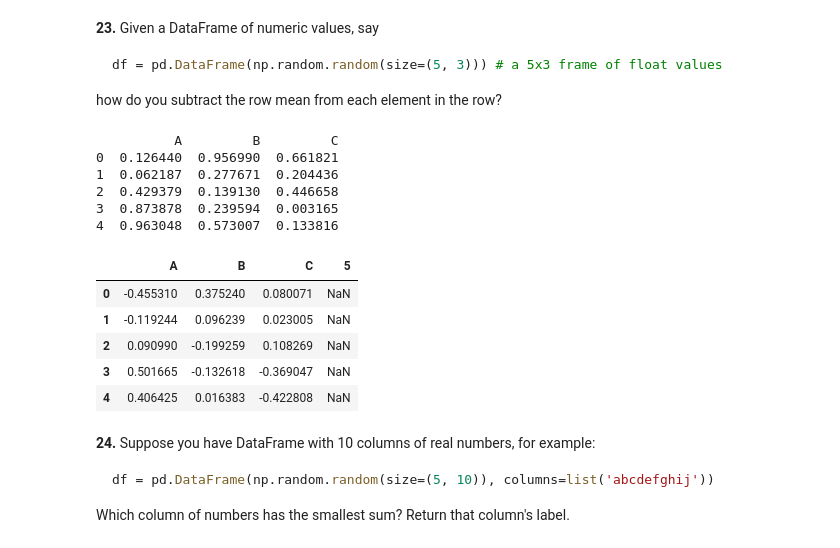
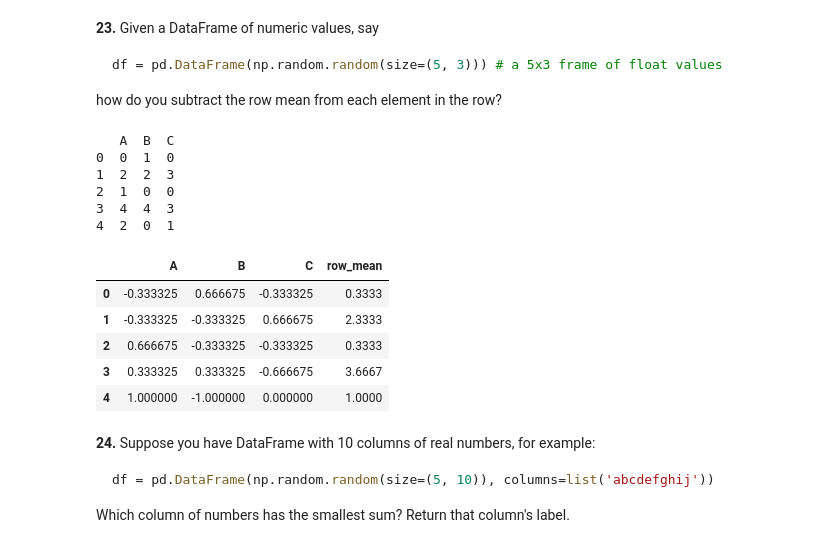
Before and after one commit to BetulAlbayrak1999/Python-Pandas-100-Questions, a Jupyter notebook: 100-pandas-puzzles.ipynb, the cells around one changed output. Saved outputs shown, nothing was run; the diff lists cells and outputs as text; code cells hidden in the pictures.

```diff
--- a/100-pandas-puzzles.ipynb
+++ b/100-pandas-puzzles.ipynb
@@ -354,26 +354,26 @@ df = pd.DataFrame(np.random.random(size=(5, 3))) # a 5x3 frame of float values
 
 how do you subtract the row mean from each element in the row?
 # %%
-######################################################################
-df = pd.DataFrame(np.random.random(size=(5, 3)))
+df = pd.DataFrame(np.random.randint(low=0, high=5, size=(5, 3)))
 df.columns = ["A", "B", "C"]
 print(df, "\n")
-df[5] = df.mean()
-df = df.sub(df.mean(axis=1), axis=0)
+df = df.astype(float)
+df["row_mean"] = df.mean(axis=1).round(4)
+df.loc[:,"A":"C"] = df.loc[:,"A":"C"].sub(df.mean(axis=1), axis=0)
 df
 # %% [output]
-          A         B         C
-0  0.126440  0.956990  0.661821
-1  0.062187  0.277671  0.204436
-2  0.429379  0.139130  0.446658
-3  0.873878  0.239594  0.003165
-4  0.963048  0.573007  0.133816
+   A  B  C
+0  0  1  0
+1  2  2  3
+2  1  0  0
+3  4  4  3
+4  2  0  1
-|  | A | B | C | 5 |
-| 0 | -0.455310 | 0.375240 | 0.080071 | NaN |
-| 1 | -0.119244 | 0.096239 | 0.023005 | NaN |
-| 2 | 0.090990 | -0.199259 | 0.108269 | NaN |
-| 3 | 0.501665 | -0.132618 | -0.369047 | NaN |
-| 4 | 0.406425 | 0.016383 | -0.422808 | NaN |
+|  | A | B | C | row_mean |
+| 0 | -0.333325 | 0.666675 | -0.333325 | 0.3333 |
+| 1 | -0.333325 | -0.333325 | 0.666675 | 2.3333 |
+| 2 | 0.666675 | -0.333325 | -0.333325 | 0.3333 |
+| 3 | 0.333325 | 0.333325 | -0.666675 | 3.6667 |
+| 4 | 1.000000 | -1.000000 | 0.000000 | 1.0000 |
 # %% [markdown]
 **24.** Suppose you have DataFrame with 10 columns of real numbers, for example:
 
```
Also changed, not shown: parts of 5 cells of this notebook.
